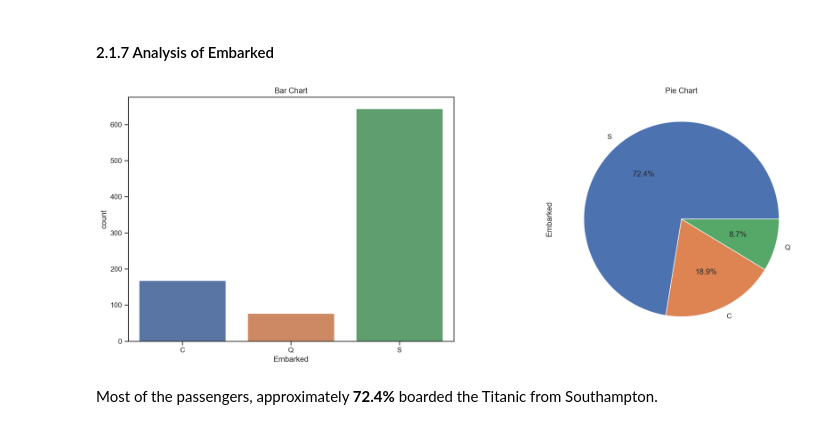
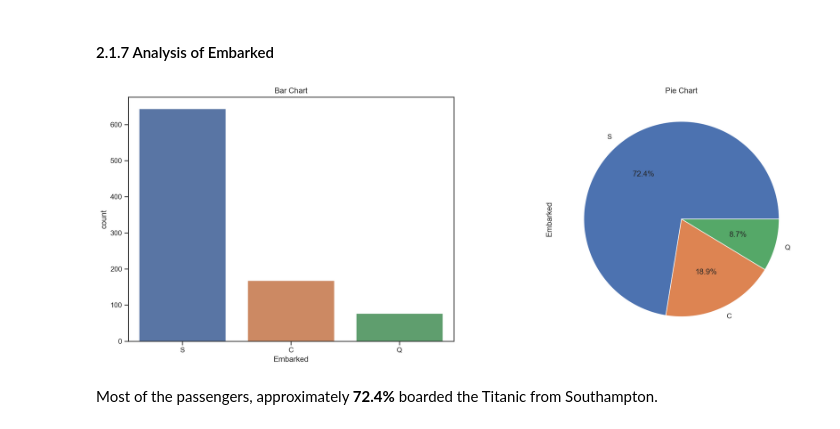
Before and after one commit to sahinozan/Titanic, a Jupyter notebook: titanic.ipynb, the cells around one changed output. Drawn from its saved outputs; the diff is of its cells as text; code cells hidden in the pictures.

Commit message:
Plot color ordering issue fixed

```diff
--- a/titanic.ipynb
+++ b/titanic.ipynb
@@ -309,14 +309,14 @@ plt.show()
 #### 2.1.7 Analysis of Embarked
 # %%
 _, ax = plt.subplots(1, 2, figsize=(20, 7))
-sns.countplot(data=df_train, x='Embarked', ax=ax[0])
+sns.countplot(data=df_train, x='Embarked', order=['S', 'C', 'Q'], ax=ax[0])
 ax[0].set_title('Bar Chart')
 
 df_train['Embarked'].value_counts().plot(kind='pie', autopct="%1.1f%%", ax=ax[1])
 ax[1].set_title('Pie Chart')
 plt.show()
 # %% [output]
-[figure, old version]
+[figure, new version]
 # %% [markdown]
 Most of the passengers, approximately **72.4%** boarded the Titanic from Southampton.
 # %% [markdown]
```
Also changed, not shown: parts of 3 cells of this notebook.
